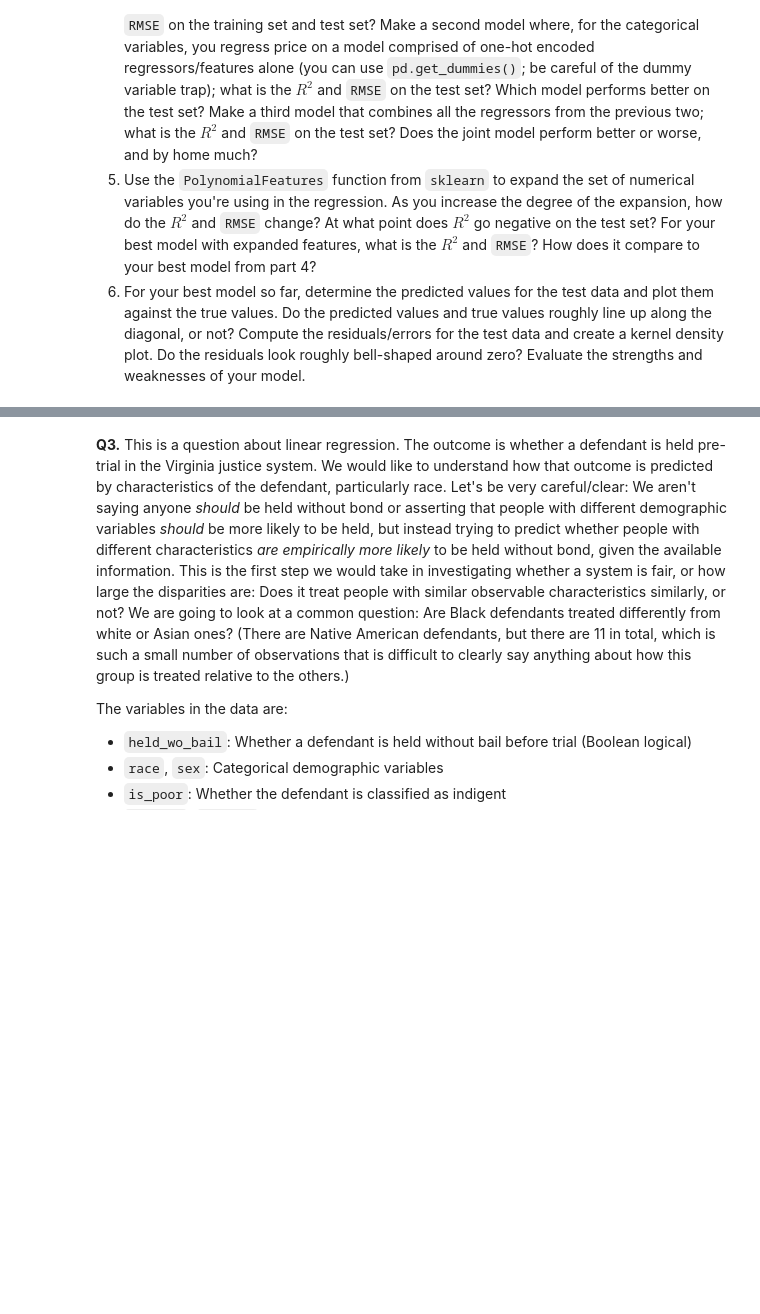
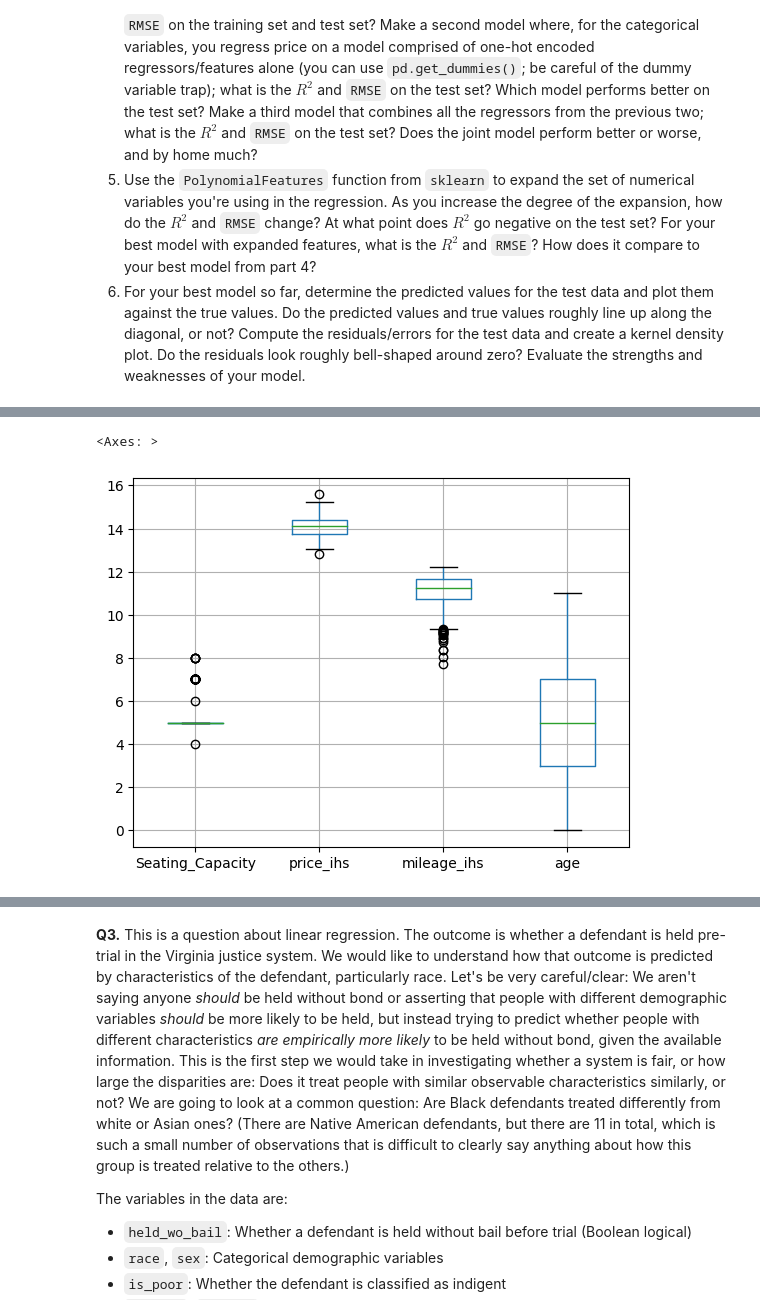
Before and after one commit to kirsten-fung/linearRegression, a Jupyter notebook: assignment.ipynb, the cells around one changed output, grey strips where cells are left out. Saved outputs shown, nothing was run; the diff lists cells and outputs as text; code cells hidden in the pictures; blank space fills up the shorter version.

```diff
--- a/assignment.ipynb
+++ b/assignment.ipynb
@@ -206,0 +216,9 @@ RMSE:  114.27692123130633
+# %%
+df['price_ihs'] = np.arcsinh(df['Price'])
+df['mileage_ihs'] = np.arcsinh(df['Mileage_Run'])
+df['age'] = max(df['Make_Year'])-df['Make_Year']
+df = df.drop(['Price','Mileage_Run','Make_Year','Unnamed: 0'],axis=1)
+df.boxplot()
+# %% [output]
+<Axes: >
+[figure, added]
```
Also changed, not shown: parts of 18 cells of this notebook.
